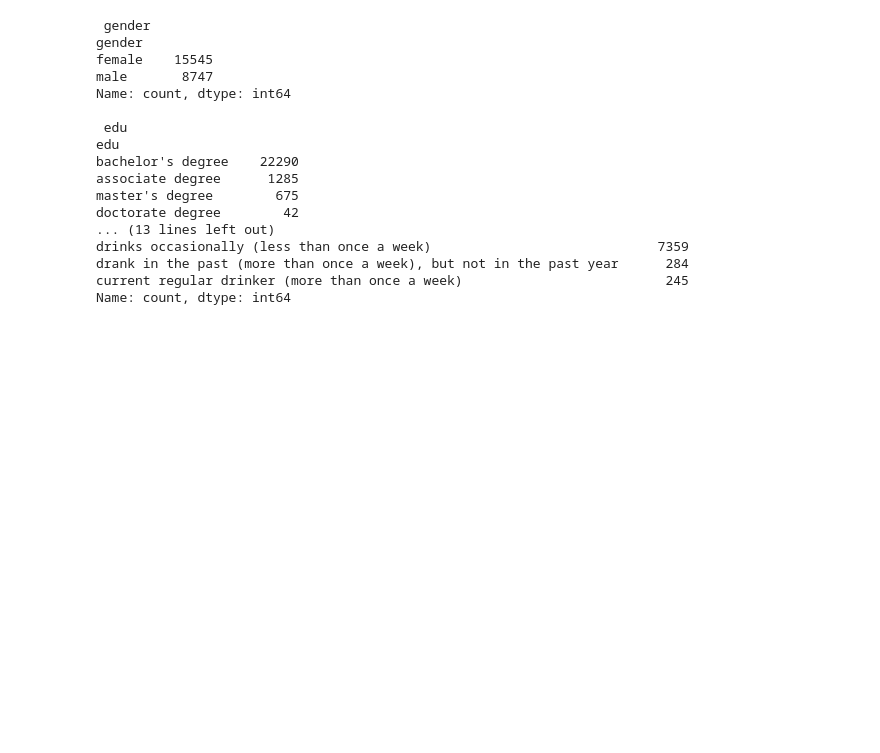
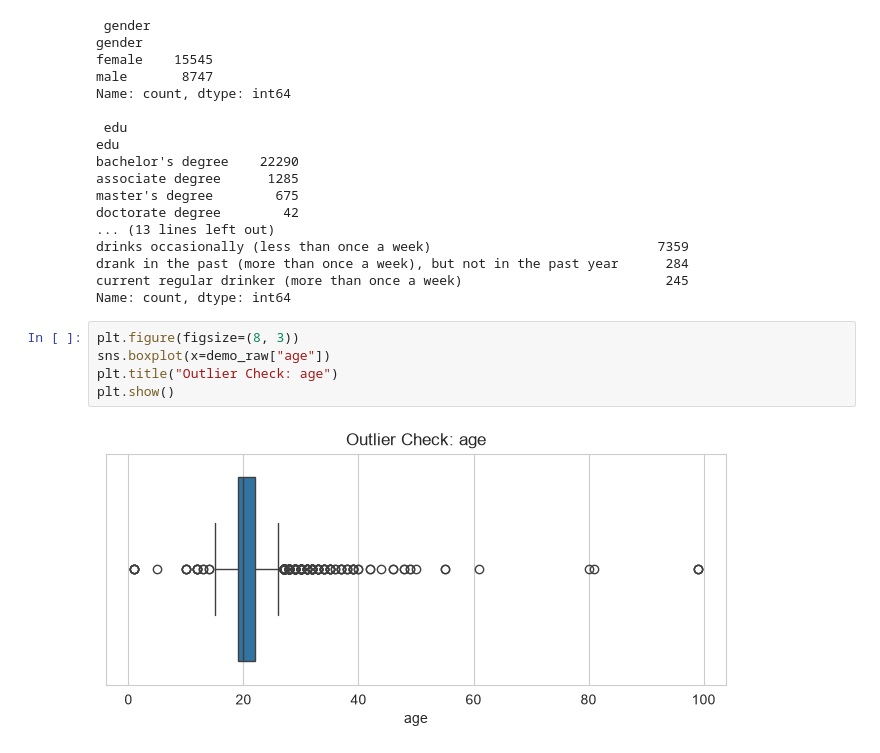
Before and after one commit to Bhoomikamalik81/MindCheck, a Jupyter notebook: mind_check_depression_anxiety_screening.ipynb, the cells around one changed output. Saved outputs shown, nothing was run; the diff lists cells and outputs as text; blank space fills up the shorter version.

```diff
--- a/mind_check_depression_anxiety_screening.ipynb
+++ b/mind_check_depression_anxiety_screening.ipynb
@@ -202,3 +202,10 @@ drinks occasionally (less than once a week)                             7359
 drank in the past (more than once a week), but not in the past year      284
 current regular drinker (more than once a week)                          245
 Name: count, dtype: int64
+# %%
+plt.figure(figsize=(8, 3))
+sns.boxplot(x=demo_raw["age"])
+plt.title("Outlier Check: age")
+plt.show()
+# %% [output]
+[figure, added]
```
Also changed, not shown: parts of 34 cells of this notebook.
